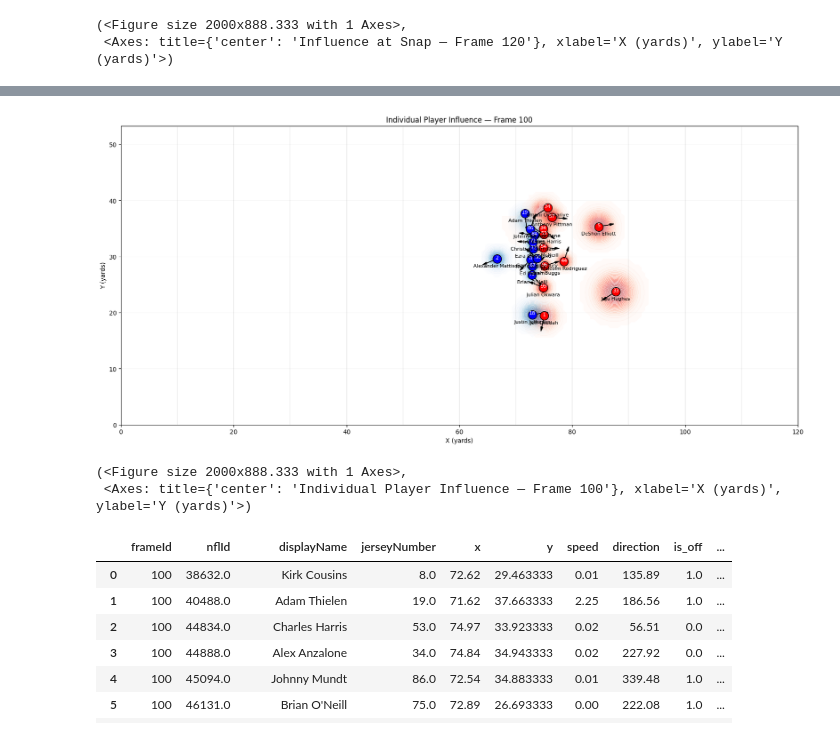
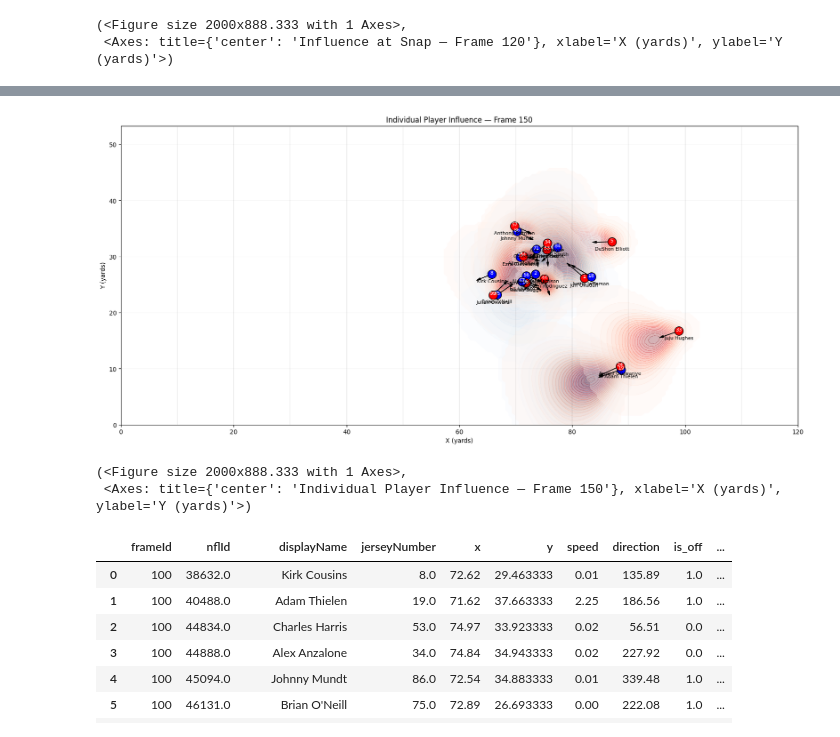
Before and after one commit to cincysam6/Field_Control_Model, a Jupyter notebook: Field_Control_Functions.ipynb, the cells around one changed output, grey strips where cells are left out. Drawn from its saved outputs; the diff is of its cells as text; code cells hidden in the pictures.

```diff
--- a/Field_Control_Functions.ipynb
+++ b/Field_Control_Functions.ipynb
@@ -571,6 +1129,6 @@ def diagnostic_cheatsheet_tunable(
     return fig, panel_params
 # %%
-fig, params = diagnostic_cheatsheet_tunable(df, frame_id=100, player_id=one_player, speed=5)
+fig, params = diagnostic_multiples(df, frame_id=100, player_id=one_player, speed=5)
 
 # Print the “winner” panel’s settings cleanly
 best = next(p for p in params if p["title"] == "Gamma fade slow")  # for example
@@ -1303,13 +1849,13 @@ def visualize_pitch_control_with_players(pitch_control_df, player_df, frame_id):
     plt.show()
 # %%
 # Step 2: Plot the densities using the stored density grids
-frame_id=100
-player_df, grid = compute_player_densities_dataframe(df,min_frame=100, max_frame=100)
+frame_id=150
+player_df, grid = compute_player_densities_dataframe(df,min_frame=100, max_frame=150)
 plot_player_densities_from_dataframe(player_df, grid, frame_id)
 # %% [output]
-[figure, old version]
+[figure, new version]
 (<Figure size 2000x888.333 with 1 Axes>,
- <Axes: title={'center': 'Individual Player Influence — Frame 100'}, xlabel='X (yards)', ylabel='Y (yards)'>)
+ <Axes: title={'center': 'Individual Player Influence — Frame 150'}, xlabel='X (yards)', ylabel='Y (yards)'>)
 # %%
 player_df
 # %% [output]
```
Also changed, not shown: parts of 9 cells of this notebook.
